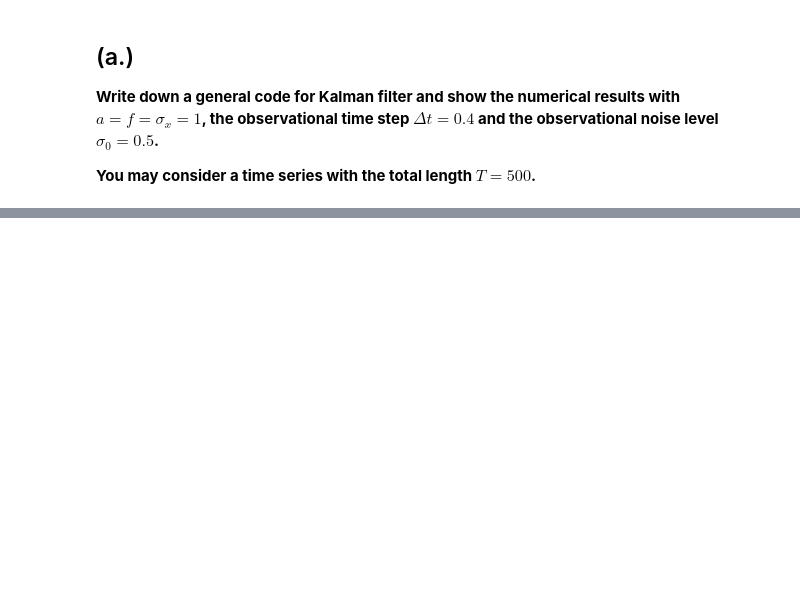
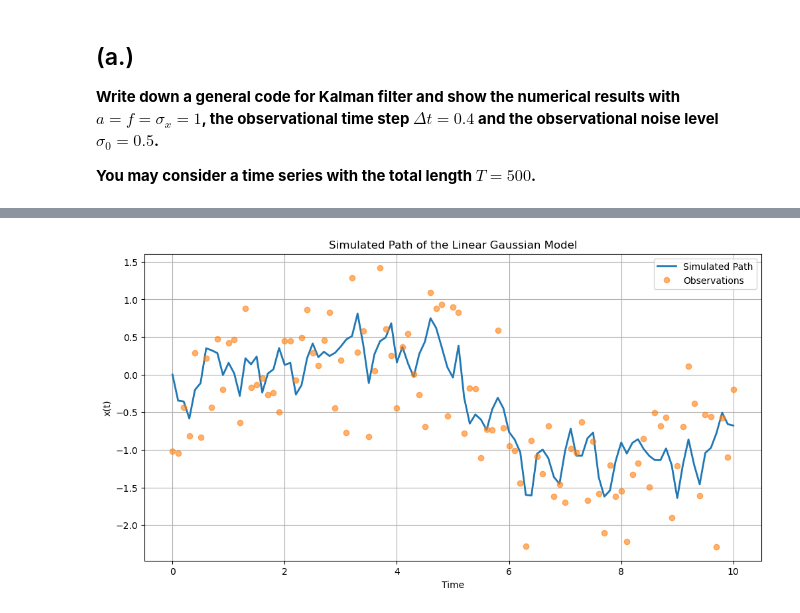
Before and after one commit to Stochastic1017/MATH_616, a Jupyter notebook: Homeworks/Homework_4/Homework 4.ipynb, the cells around one changed output, grey strips where cells are left out. Saved outputs shown, nothing was run; the diff lists cells and outputs as text; code cells hidden in the pictures; blank space fills up the shorter version.

```diff
--- a/Homeworks/Homework_4/Homework 4.ipynb
+++ b/Homeworks/Homework_4/Homework 4.ipynb
@@ -33,0 +47,95 @@ def kalman_filter_SDE(u, A, F, N, M):
+# %%
+def approximate_stochastic_term(a, delta_t, N):
+    """
+    Approximates the stochastic integral term in the SDE using Monte Carlo.
+
+    Parameters:
+        a (float): Drift coefficient in the SDE.
+        delta_t (float): Time step size (t_{m+1} - t_m).
+        N (int): Number of sub-intervals for numerical approximation.
+
+    Returns:
+        float: Approximation of the stochastic term.
+    """
+    # Discretize the time interval
+    t = np.linspace(0, delta_t, N + 1)  # Subdivision times
+    dW = np.random.normal(0, np.sqrt(delta_t / N), size=N)  # Wiener increments
+
+    # Compute the stochastic integral
+    stochastic_term = 0
+    for i in range(N):
+        exp_factor = np.exp(-a * (delta_t - t[i]))  # Exponential decay factor
+        stochastic_term += exp_factor * dW[i]      # Accumulate contributions
+
+    return stochastic_term
+
+
+def simulate_exact_path(x0, a, f, sigma_x, delta_t, T):
+    """
+    Simulates the exact path of the linear SDE model.
+
+    The SDE is of the form:
+        dx(t) = [-a * x(t) + f] * dt + sigma_x * dW(t)
+
+    Parameters:
+        x0 (float): Initial state of the system.
+        a (float): Drift coefficient in the SDE.
+        f (float): Forcing term.
+        sigma_x (float): Diffusion coefficient (noise intensity).
+        delta_t (float): Time step size.
+        T (float): Total simulation time.
+
+    Returns:
+        numpy.ndarray: Simulated path of the system over time.
+    """
+    # Number of time steps
+    N = int(T / delta_t)
+
+    # Initialize the solution array
+    x = np.zeros(N + 1)
+
+    # Set initial condition
+    x[0] = x0
+
+    # Simulate over the time grid
+    for t in range(N):
+        decay = x[t] * np.exp(-a * delta_t)  # Deterministic decay
+        forcing = -f / a * (1 - np.exp(-a * delta_t))  # Forcing term
+        stochastic = sigma_x * approximate_stochastic_term(a, delta_t, N=100)  # Stochastic term
+
+        # Update the state
+        x[t + 1] = decay + forcing + stochastic
+
+    return x
+
+# Simulation parameters
+x0 = 0.0               # Initial state
+a = 1.0                # Drift coefficient
+f = 1.0                # Forcing term
+sigma_x = 1.0          # Diffusion coefficient
+sigma_0 = 0.5          # Observation Noise SD
+delta_t = 0.1          # Time step size
+T = 10                 # Total simulation time
+N = int(T / delta_t)   # Number of time steps
+
+# Generate time grid
+time = np.linspace(0, T, N + 1)
+
+# Simulate the path
+true_path = simulate_exact_path(x0, a, f, sigma_x, delta_t, T)
+
+# Simulated noisy observations
+observations = true_path + np.random.normal(0, sigma_0, size=N + 1)
+
+# Plot the simulated path
+plt.figure(figsize=(12, 6))
+plt.plot(time, true_path, label="Simulated Path", linewidth=2)
+plt.plot(time, observations, 'o', label="Observations", alpha=0.6)
+plt.title("Simulated Path of the Linear Gaussian Model")
+plt.xlabel("Time")
+plt.ylabel("x(t)")
+plt.legend()
+plt.grid()
+plt.show()
+# %% [output]
+[figure, added]
```
Also changed, not shown: parts of 12 cells of this notebook.
